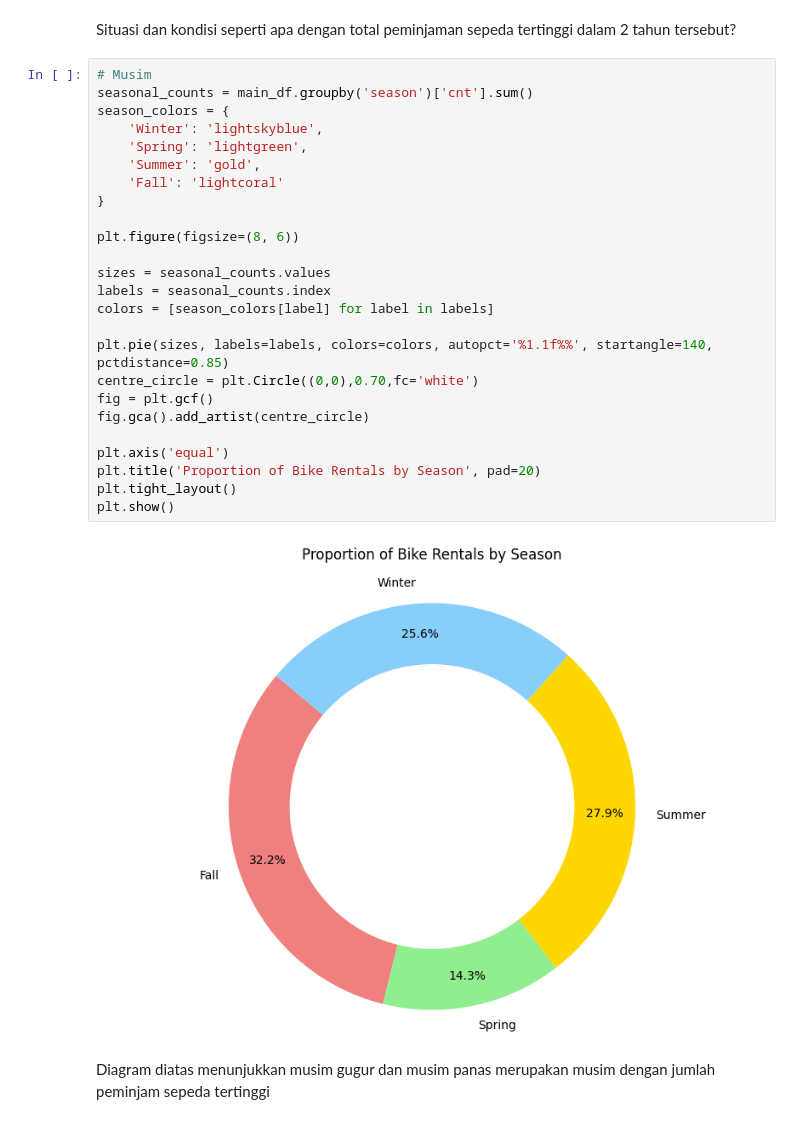
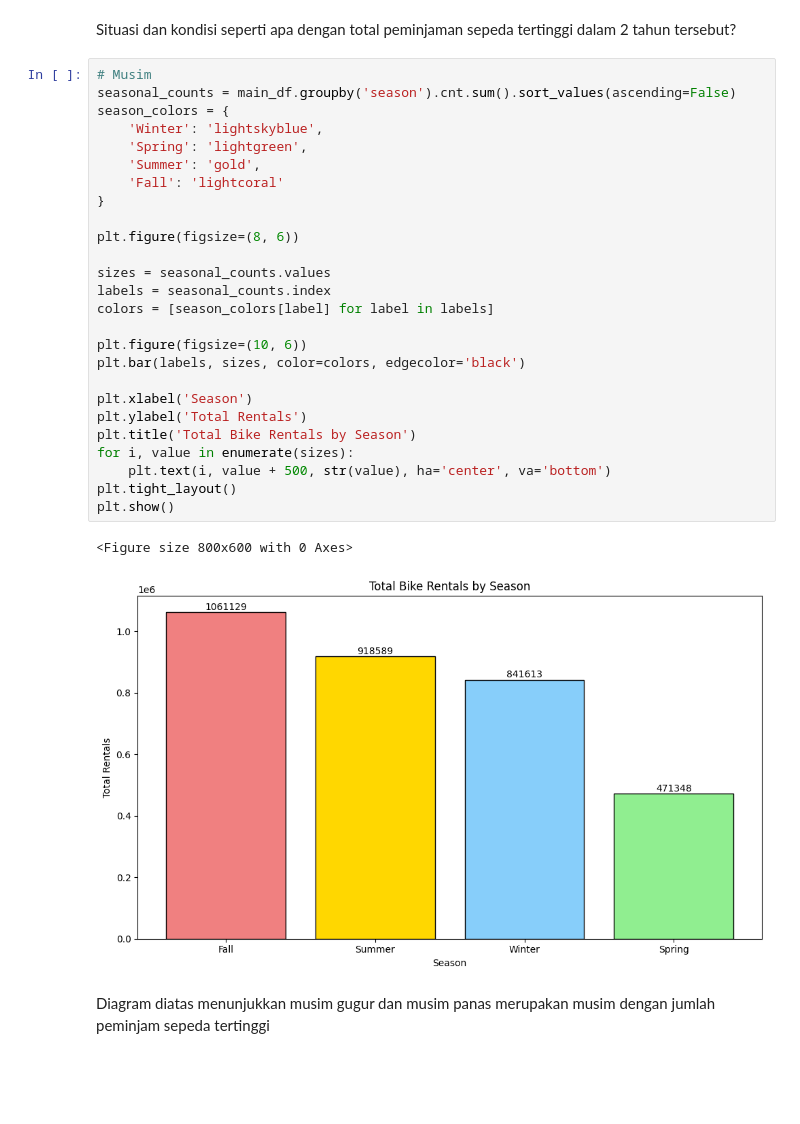
Before and after one commit to anandashadrina/BikeSharingDataset-Dicoding, a Jupyter notebook: notebook.ipynb, the cells around one changed output. Saved outputs shown, nothing was run; the diff lists cells and outputs as text; blank space fills up the shorter version.

Commit message:
fixing error and change some charts type

```diff
--- a/notebook.ipynb
+++ b/notebook.ipynb
@@ -412,31 +412,33 @@ Secara keseluruhan grafik peminjaman sepeda ini memiliki peningkatan yang cukup
 Situasi dan kondisi seperti apa dengan total peminjaman sepeda tertinggi dalam 2 tahun tersebut?
 # %%
 # Musim
-seasonal_counts = main_df.groupby('season')['cnt'].sum()
+seasonal_counts = main_df.groupby('season').cnt.sum().sort_values(ascending=False)
 season_colors = {
     'Winter': 'lightskyblue',
     'Spring': 'lightgreen',
     'Summer': 'gold',
     'Fall': 'lightcoral'
 }
 
 plt.figure(figsize=(8, 6))
 
 sizes = seasonal_counts.values
 labels = seasonal_counts.index
 colors = [season_colors[label] for label in labels]
 
-plt.pie(sizes, labels=labels, colors=colors, autopct='%1.1f%%', startangle=140, pctdistance=0.85)
-centre_circle = plt.Circle((0,0),0.70,fc='white')
-fig = plt.gcf()
-fig.gca().add_artist(centre_circle)
+plt.figure(figsize=(10, 6))
+plt.bar(labels, sizes, color=colors, edgecolor='black')
 
-plt.axis('equal')
-plt.title('Proportion of Bike Rentals by Season', pad=20)
+plt.xlabel('Season')
+plt.ylabel('Total Rentals')
+plt.title('Total Bike Rentals by Season')
+for i, value in enumerate(sizes):
+    plt.text(i, value + 500, str(value), ha='center', va='bottom')
 plt.tight_layout()
 plt.show()
 # %% [output]
+<Figure size 800x600 with 0 Axes>
-[figure, old version]
+[figure, new version]
 # %% [markdown]
 Diagram diatas menunjukkan musim gugur dan musim panas merupakan musim dengan jumlah peminjam sepeda tertinggi
 # %%
```
Also changed, not shown: parts of 5 cells of this notebook, 1 other file.
